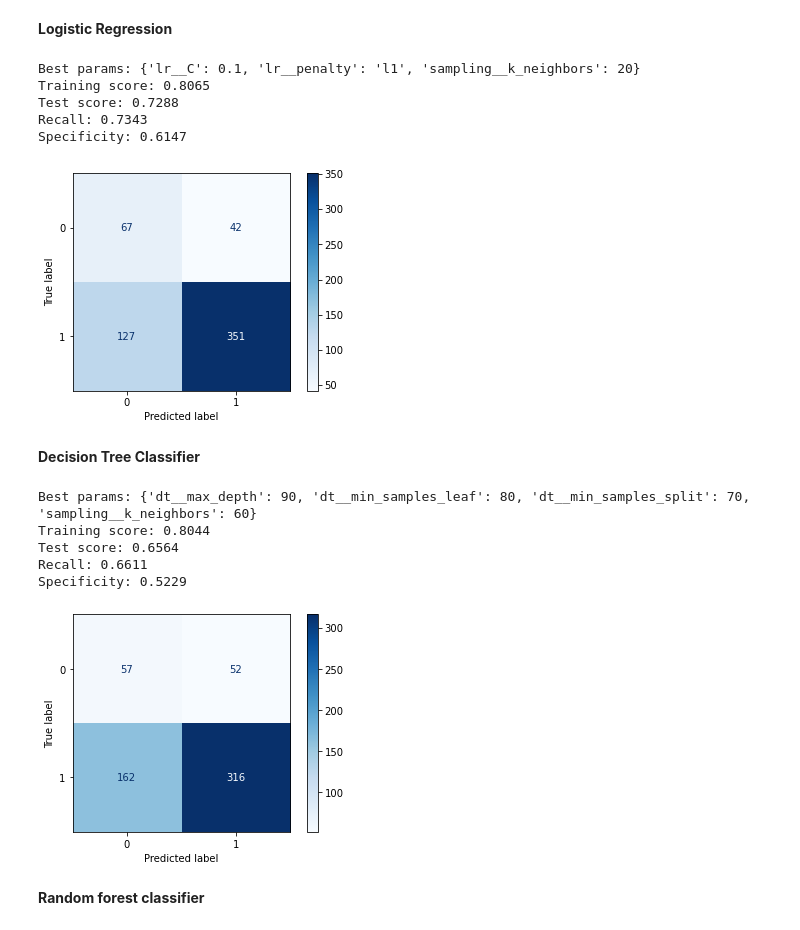
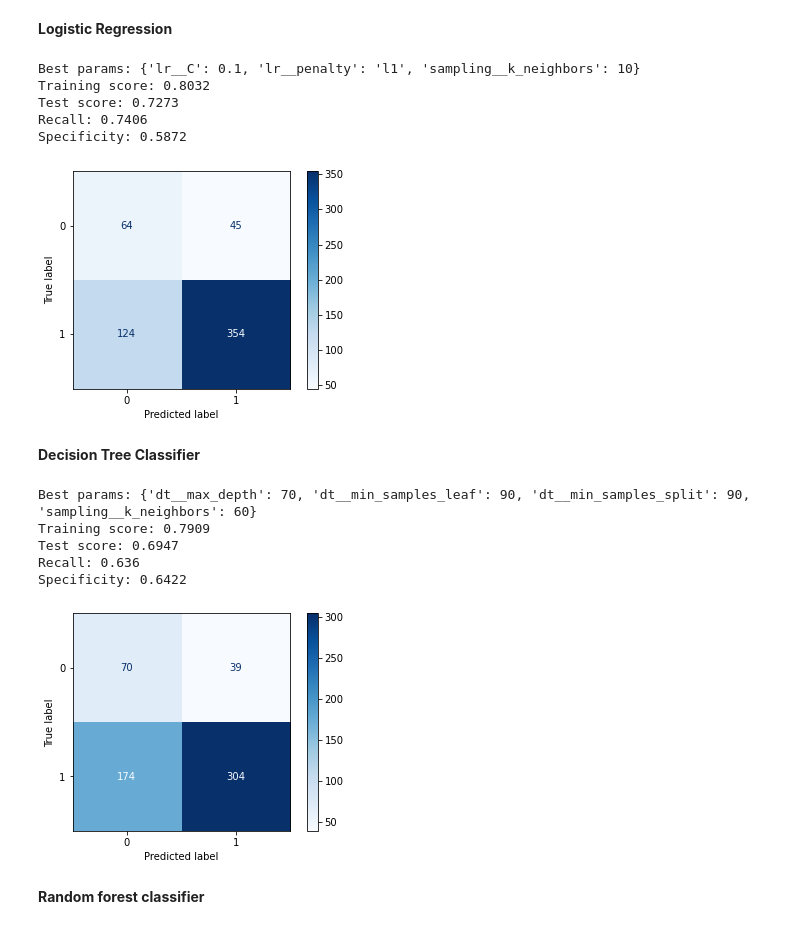
Before and after one commit to doscsy12/AKI_rrt, a Jupyter notebook: Preprocessing_model_tuning.ipynb, the cells around one changed output. Saved outputs shown, nothing was run; the diff lists cells and outputs as text; code cells hidden in the pictures.

```diff
--- a/Preprocessing_model_tuning.ipynb
+++ b/Preprocessing_model_tuning.ipynb
@@ -197,2 +196,6 @@ So the **baseline accuracy** is 0.606 (for train set), and 0.671 (for test set)
 # %% [markdown]
 ### Logistic regression (with SMOTE)
+# %%
+# from previous notebook
+# drop the above columns
+aki_data.drop(columns=['gender','sbp_mean','dbp_mean'],inplace=True)
@@ -299,11 +332,9 @@ aki_data['aniongap_max*potassium_max'] = aki_data['aniongap_max'] * aki_data['po
 aki_data['aniongap_max*creatinine_max'] = aki_data['aniongap_max'] * aki_data['creatinine_max']
 aki_data['aniongap_max*mbp_mean'] = aki_data['aniongap_max'] * aki_data['mbp_mean']
 aki_data['creatinine_max*potassium_max'] = aki_data['creatinine_max'] * aki_data['potassium_max']
-aki_data['aniongap_max*dbp_mean'] = aki_data['aniongap_max'] * aki_data['dbp_mean']
 aki_data['aniongap_min*potassium_max'] = aki_data['aniongap_min'] * aki_data['potassium_max']
 aki_data['calcium_max*creatinine_max'] = aki_data['calcium_max'] * aki_data['creatinine_max']
 aki_data['hematocrit_max*creatinine_max'] = aki_data['hematocrit_max'] * aki_data['creatinine_max']
-aki_data['aniongap_max*sbp_mean'] = aki_data['aniongap_max'] * aki_data['sbp_mean']
 aki_data['aniongap_min*creatinine_max'] = aki_data['aniongap_min'] * aki_data['creatinine_max']
 aki_data['hemoglobin_max*creatinine_max'] = aki_data['hemoglobin_max'] * aki_data['creatinine_max']
 aki_data['creatinine_max*gcs_min'] = aki_data['creatinine_max'] * aki_data['gcs_min']
@@ -352,7 +383,7 @@ pipe = Pipeline([
     ])
 # %%
 pipe_params = {
-    'pca__n_components': [5,10,15,20,25,30,35,40,45,50,55,60],
+    'pca__n_components': [5,10,15,20,25,30,35,40,45,50,55],
 }
 # %%
 grid = GridSearchCV(pipe, pipe_params, scoring='roc_auc', n_jobs=-1)
@@ -455,52 +486,52 @@ def run_models(model, model_params):
 **Logistic Regression**
 # %%
 # logistic regression
-grid_params = {
-    'sampling__k_neighbors': [10,15,20],
-    'lr__penalty': ['l1', 'l2',  'elasticnet'],
-    'lr__C': [0.1, 1, 10]
-}
-
-# best_params = {
-#     'sampling__k_neighbors': [200],
-#     'lr__penalty': ['l1'],
-#     'lr__C': [1]
+# grid_params = {
+#     'sampling__k_neighbors': [10,15,20],
+#     'lr__penalty': ['l1', 'l2',  'elasticnet'],
+#     'lr__C': [0.1, 1, 10]
 # }
 
-lr = run_models('lr', grid_params)
+best_params = {
+    'sampling__k_neighbors': [10],
+    'lr__penalty': ['l1'],
+    'lr__C': [0.1]
+# }
+
+lr = run_models('lr', best_params)
 # %% [output]
-Best params: {'lr__C': 0.1, 'lr__penalty': 'l1', 'sampling__k_neighbors': 20}
-Training score: 0.8065
-Test score: 0.7288
-Recall: 0.7343
-Specificity: 0.6147
+Best params: {'lr__C': 0.1, 'lr__penalty': 'l1', 'sampling__k_neighbors': 10}
+Training score: 0.8032
+Test score: 0.7273
+Recall: 0.7406
+Specificity: 0.5872
-[figure, old version]
+[figure, new version]
 # %% [markdown]
 **Decision Tree Classifier**
 # %%
 # decision tree classifier
-grid_params = {
-    'sampling__k_neighbors': [40, 50, 60],
-    'dt__max_depth': [70, 80, 90],
-    'dt__min_samples_split': [70, 80, 90],
-    'dt__min_samples_leaf': [70, 80, 90],
+# grid_params = {
+#     'sampling__k_neighbors': [40, 50, 60],
+#     'dt__max_depth': [70, 80, 90],
+#     'dt__min_samples_split': [70, 80, 90],
+#     'dt__min_samples_leaf': [70, 80, 90],
+# }
+
+best_params = {
+    'sampling__k_neighbors': [60],
+    'dt__max_depth': [70],
+    'dt__min_samples_split': [90],
+    'dt__min_samples_leaf': [90],
 }
 
-# best_params = {
-#     'sampling__k_neighbors': [50],
-#     'dt__max_depth': [80],
-#     'dt__min_samples_split': [80],
-#     'dt__min_samples_leaf': [80],
-# }
-
-dt = run_models('dt', grid_params)
+dt = run_models('dt', best_params)
 # %% [output]
-Best params: {'dt__max_depth': 90, 'dt__min_samples_leaf': 80, 'dt__min_samples_split': 70, 'sampling__k_neighbors': 60}
-Training score: 0.8044
-Test score: 0.6564
-Recall: 0.6611
-Specificity: 0.5229
+Best params: {'dt__max_depth': 70, 'dt__min_samples_leaf': 90, 'dt__min_samples_split': 90, 'sampling__k_neighbors': 60}
+Training score: 0.7909
+Test score: 0.6947
+Recall: 0.636
+Specificity: 0.6422
-[figure, old version]
+[figure, new version]
 # %% [markdown]
 **Random forest classifier**
 # %%
```
Also changed, not shown: parts of 31 cells of this notebook.
